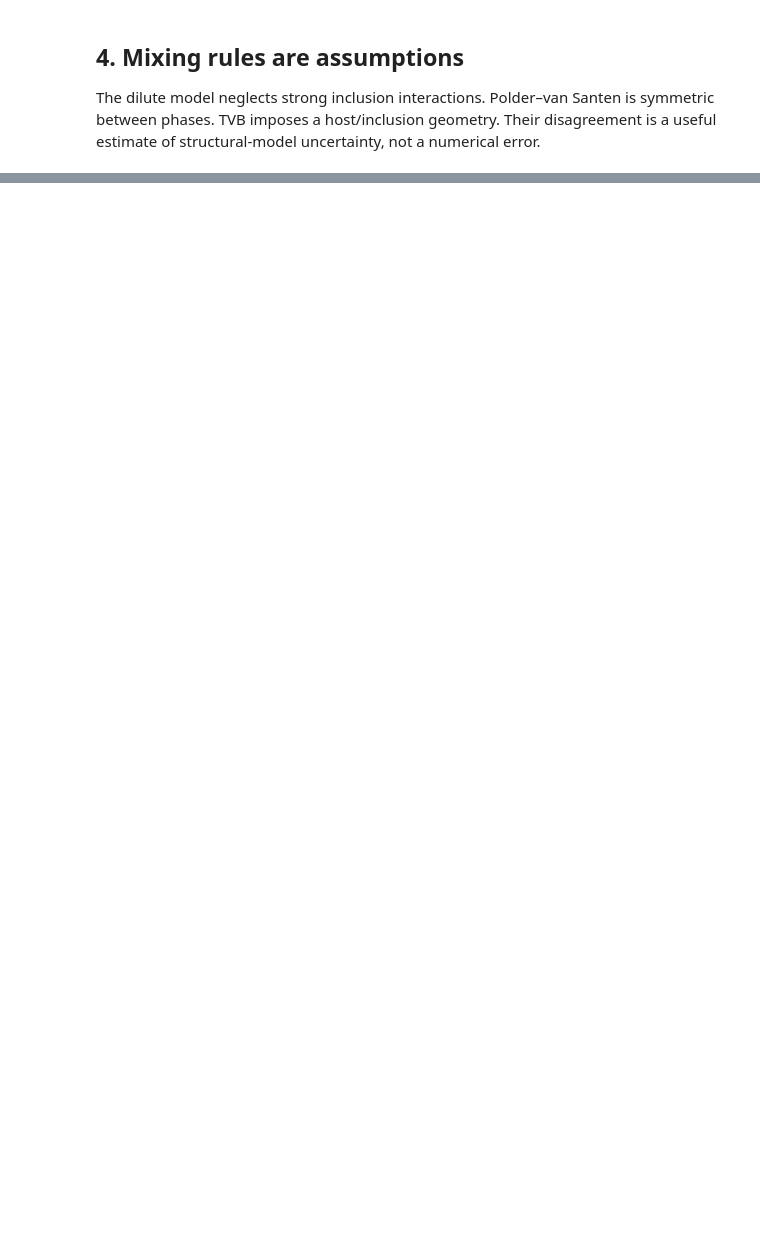
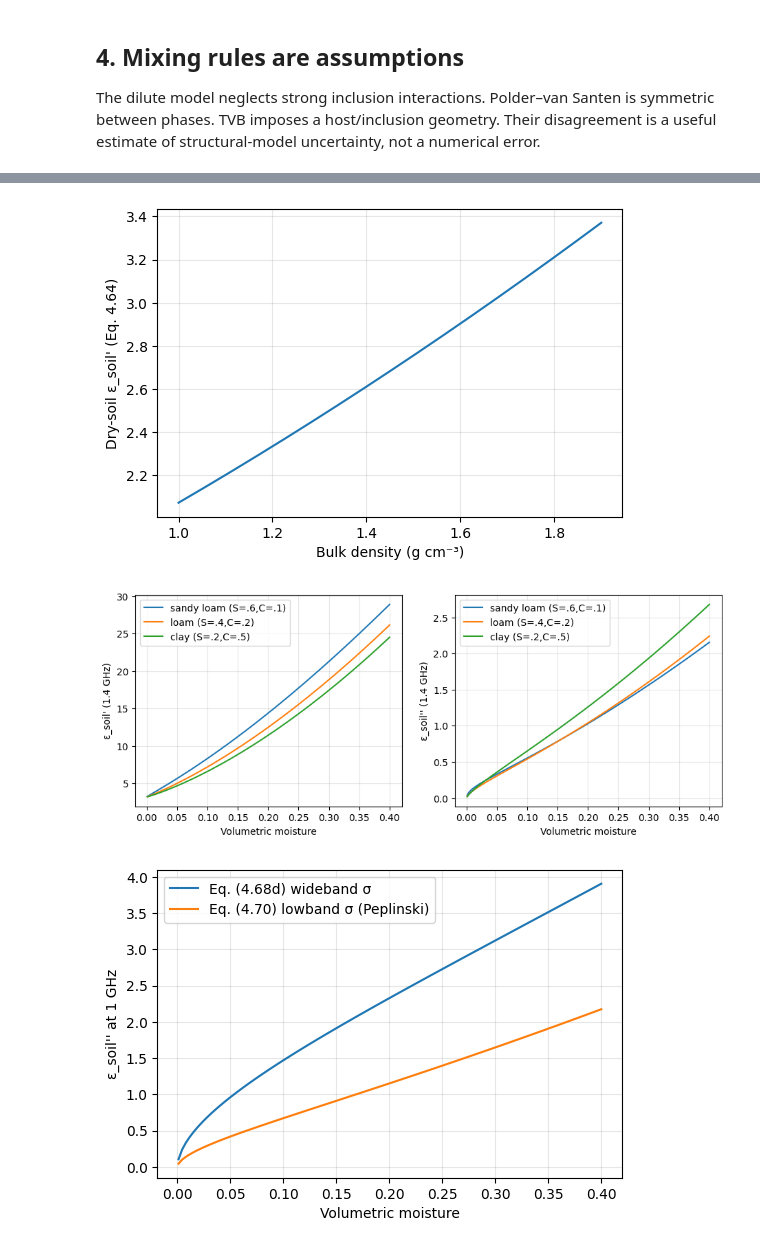
Before and after one commit to mohseniaref/NavaSAR, a Jupyter notebook: notebooks/13_material_dielectric_models.ipynb, the cells around one changed output, grey strips where cells are left out. Saved outputs shown, nothing was run; the diff lists cells and outputs as text; code cells hidden in the pictures; blank space fills up the shorter version.

```diff
--- a/notebooks/13_material_dielectric_models.ipynb
+++ b/notebooks/13_material_dielectric_models.ipynb
@@ -116 +183,39 @@ plt.xlabel('Bulk density (g cm⁻³)'); plt.ylabel("Powder effective ε'"); plt.
+# %%
+rho_b = np.linspace(1.0, 1.9, 160)
+plt.figure(figsize=(6, 4))
+plt.plot(rho_b, dry_soil_permittivity(rho_b))
+plt.xlabel('Bulk density (g cm⁻³)')
+plt.ylabel("Dry-soil ε_soil' (Eq. 4.64)"); plt.grid(alpha=.3)
+plt.show()
+
+mv = np.linspace(0.001, 0.4, 120)
+textures = {'sandy loam (S=.6,C=.1)': (.6, .1),
+            'loam (S=.4,C=.2)': (.4, .2),
+            'clay (S=.2,C=.5)': (.2, .5)}
+fig, ax = plt.subplots(1, 2, figsize=(11, 4))
+for label, (S, C) in textures.items():
+    eps = dobson_wet_soil_dielectric(mv, freq_ghz=1.4, sand=S, clay=C,
+                                     band='lowband')
+    ax[0].plot(mv, eps.real, label=label)
+    ax[1].plot(mv, eps.imag, label=label)
+ax[0].set(xlabel='Volumetric moisture', ylabel="ε_soil' (1.4 GHz)")
+ax[1].set(xlabel='Volumetric moisture', ylabel="ε_soil'' (1.4 GHz)")
+for a in ax: a.legend(); a.grid(alpha=.3)
+plt.show()
+
+# Wideband (Dobson, 1.4-18 GHz) vs lowband (Peplinski, 0.3-1.3 GHz)
+# conductivity compared at 1 GHz.
+eps_wide = dobson_wet_soil_dielectric(mv, freq_ghz=1.0, sand=.5, clay=.15,
+                                      band='wideband')
+eps_low = dobson_wet_soil_dielectric(mv, freq_ghz=1.0, sand=.5, clay=.15,
+                                     band='lowband')
+plt.figure(figsize=(6, 4))
+plt.plot(mv, eps_wide.imag, label='Eq. (4.68d) wideband σ')
+plt.plot(mv, eps_low.imag, label='Eq. (4.70) lowband σ (Peplinski)')
+plt.xlabel('Volumetric moisture'); plt.ylabel("ε_soil'' at 1 GHz")
+plt.legend(); plt.grid(alpha=.3)
+# %% [output]
+[figure, added]
+[figure, added]
+[figure, added]
 # %% [markdown]
```
Also changed, not shown: parts of 21 cells of this notebook, 5 other files.
